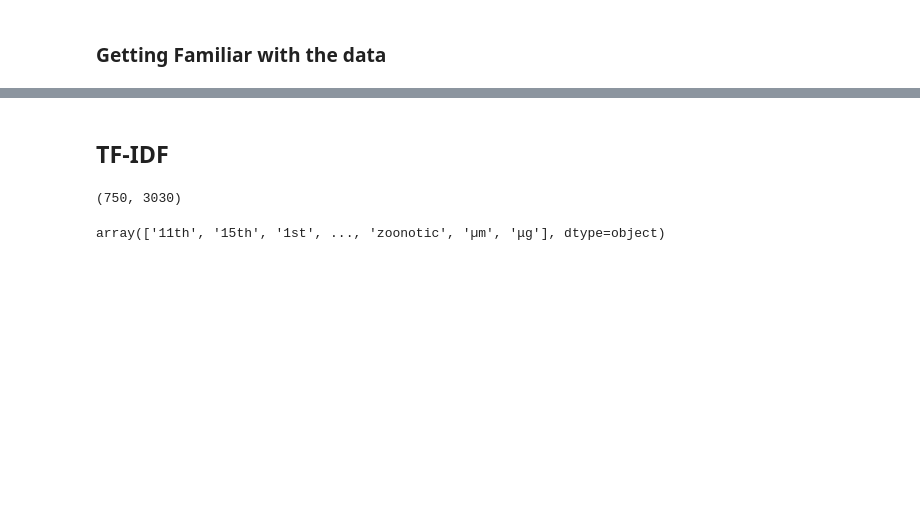
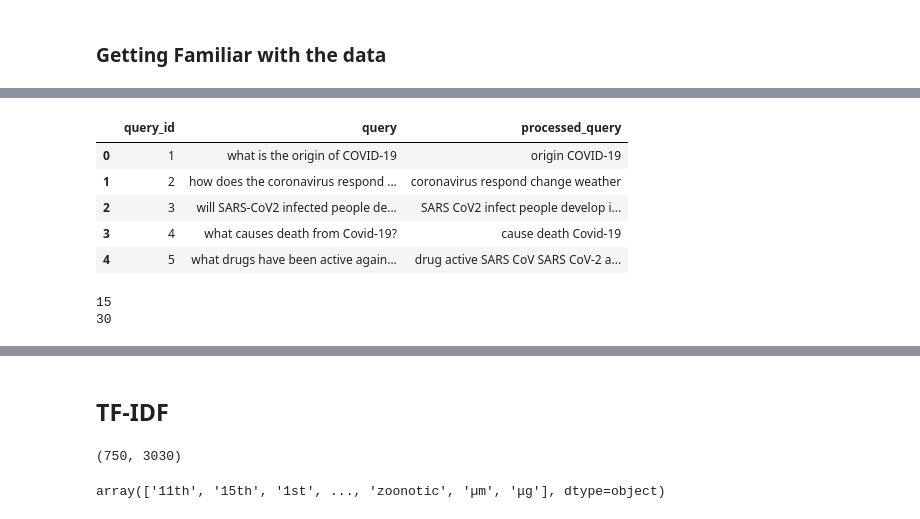
Before and after one commit to aeirya/information-retrieval-course, a Jupyter notebook: hw1/information_retrieval_hw1.ipynb, the cells around one changed output, grey strips where cells are left out. Saved outputs shown, nothing was run; the diff lists cells and outputs as text; code cells hidden in the pictures; blank space fills up the shorter version.

```diff
--- a/hw1/information_retrieval_hw1.ipynb
+++ b/hw1/information_retrieval_hw1.ipynb
@@ -40,0 +57,17 @@ queries['processed_query'] = queries['query'].apply(preprocess)
+# %%
+queries.head()
+# %% [output]
+|  | query_id | query | processed_query |
+| 0 | 1 | what is the origin of COVID-19 | origin COVID-19 |
+| 1 | 2 | how does the coronavirus respond ... | coronavirus respond change weather |
+| 2 | 3 | will SARS-CoV2 infected people de... | SARS CoV2 infect people develop i... |
+| 3 | 4 | what causes death from Covid-19? | cause death Covid-19 |
+| 4 | 5 | what drugs have been active again... | drug active SARS CoV SARS CoV-2 a... |
+# %%
+series = pd.Series(qrels['query_id'])
+print(series.searchsorted(2))
+print(series.searchsorted(3))
+# it seems the qrels data provides 15 best documents for each query
+# %% [output]
+15
+30
```
Also changed, not shown: parts of 38 cells of this notebook.
